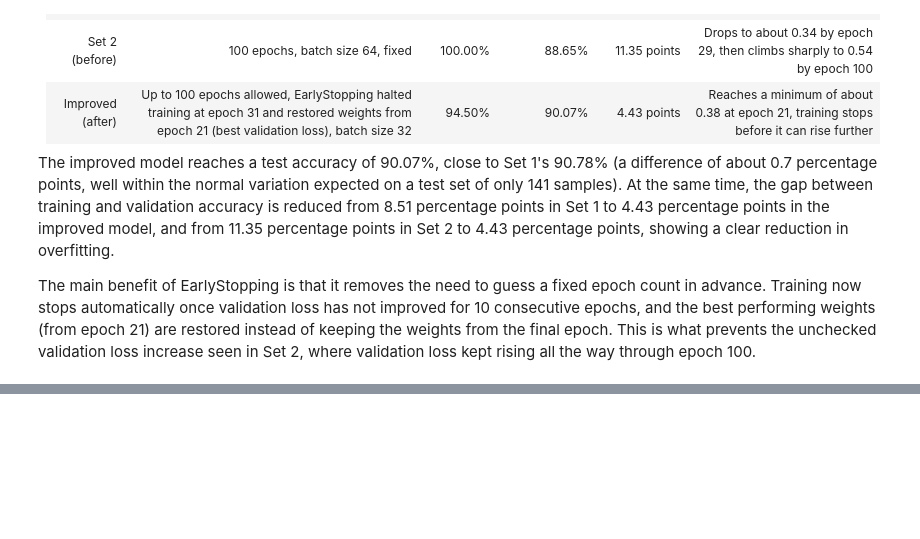
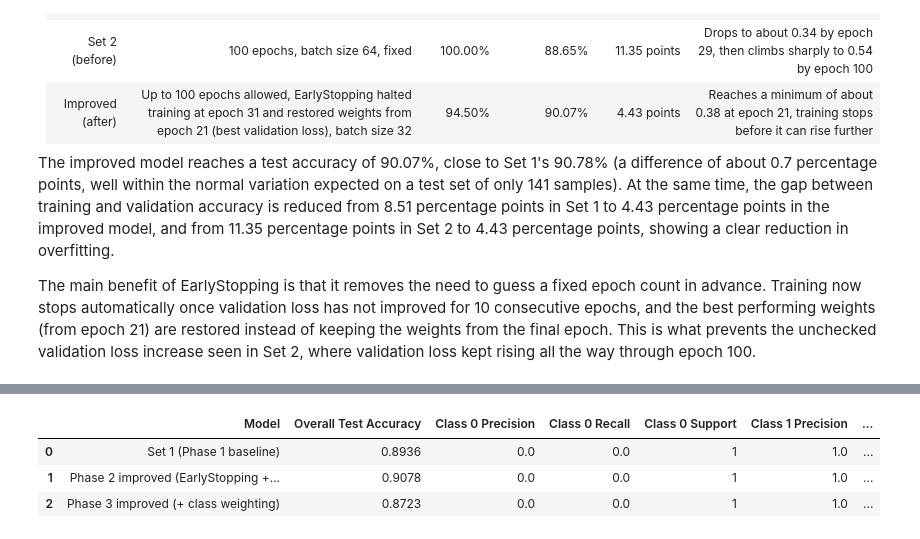
Before and after one commit to muhdammar-azizan/student-social-media-addiction-lstm, a Jupyter notebook: notebooks/SocialMedia_Addiction_Analysis.ipynb, the cells around one changed output, grey strips where cells are left out. Saved outputs shown, nothing was run; the diff lists cells and outputs as text; code cells hidden in the pictures; blank space fills up the shorter version.

```diff
--- a/notebooks/SocialMedia_Addiction_Analysis.ipynb
+++ b/notebooks/SocialMedia_Addiction_Analysis.ipynb
@@ -372,0 +557,35 @@ The main benefit of EarlyStopping is that it removes the need to guess a fixed e
+# %%
+from sklearn.metrics import accuracy_score, precision_recall_fscore_support
+
+minor_labels = [0, 1]
+
+models_preds = {
+    "Set 1 (Phase 1 baseline)": y_pred_labels,
+    "Phase 2 improved (EarlyStopping + regularization)": y_pred_improved_labels,
+    "Phase 3 improved (+ class weighting)": y_pred_cw_labels,
+}
+
+comparison_rows = []
+for name, preds in models_preds.items():
+    overall_acc = accuracy_score(y_test, preds)
+    precision, recall, f1, support = precision_recall_fscore_support(
+        y_test, preds, labels=minor_labels, zero_division=0
+    )
+    comparison_rows.append({
+        "Model": name,
+        "Overall Test Accuracy": round(overall_acc, 4),
+        "Class 0 Precision": round(precision[0], 4),
+        "Class 0 Recall": round(recall[0], 4),
+        "Class 0 Support": int(support[0]),
+        "Class 1 Precision": round(precision[1], 4),
+        "Class 1 Recall": round(recall[1], 4),
+        "Class 1 Support": int(support[1]),
+    })
+
+comparison_df = pd.DataFrame(comparison_rows)
+comparison_df
+# %% [output]
+|  | Model | Overall Test Accuracy | Class 0 Precision | Class 0 Recall | Class 0 Support | Class 1 Precision | ... |
+| 0 | Set 1 (Phase 1 baseline) | 0.8936 | 0.0 | 0.0 | 1 | 1.0 | ... |
+| 1 | Phase 2 improved (EarlyStopping +... | 0.9078 | 0.0 | 0.0 | 1 | 1.0 | ... |
+| 2 | Phase 3 improved (+ class weighting) | 0.8723 | 0.0 | 0.0 | 1 | 1.0 | ... |
```
Also changed, not shown: parts of 20 cells of this notebook.
